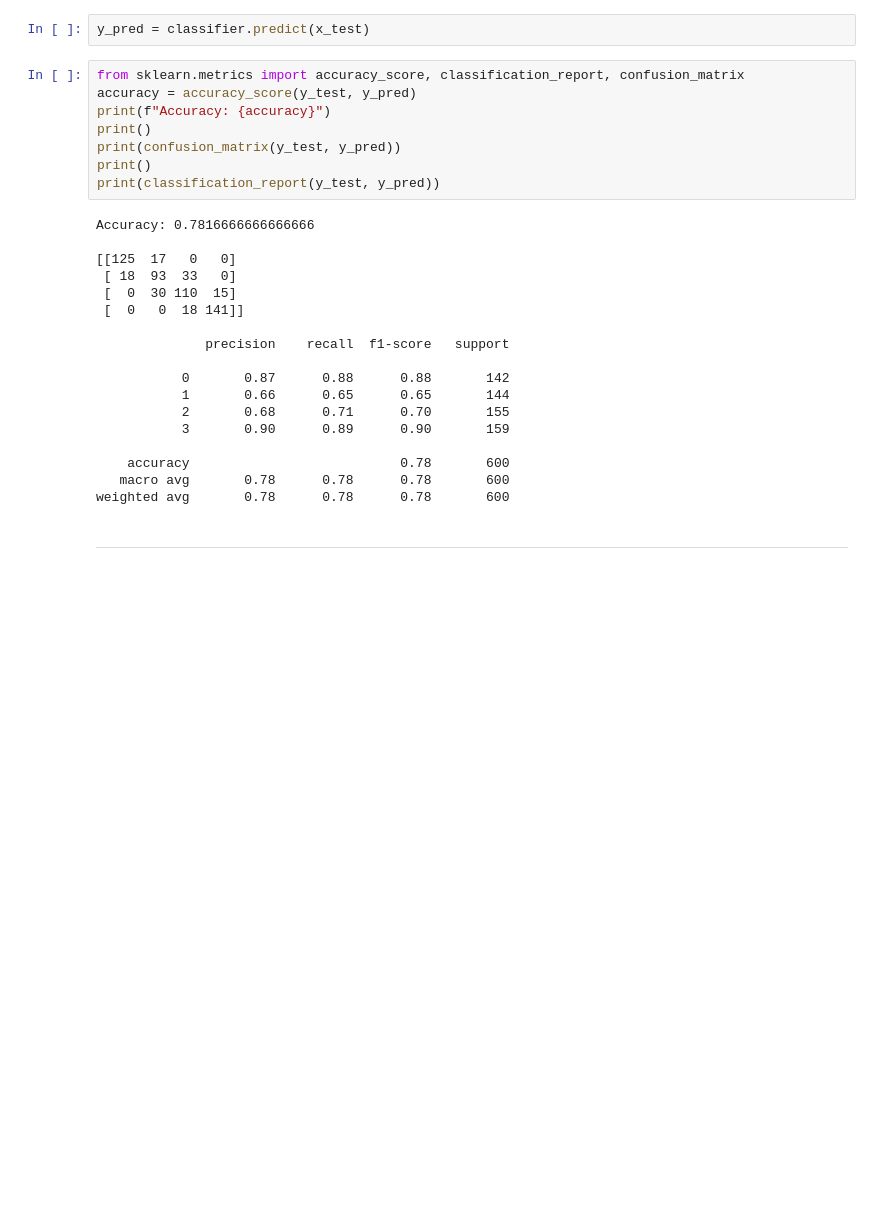
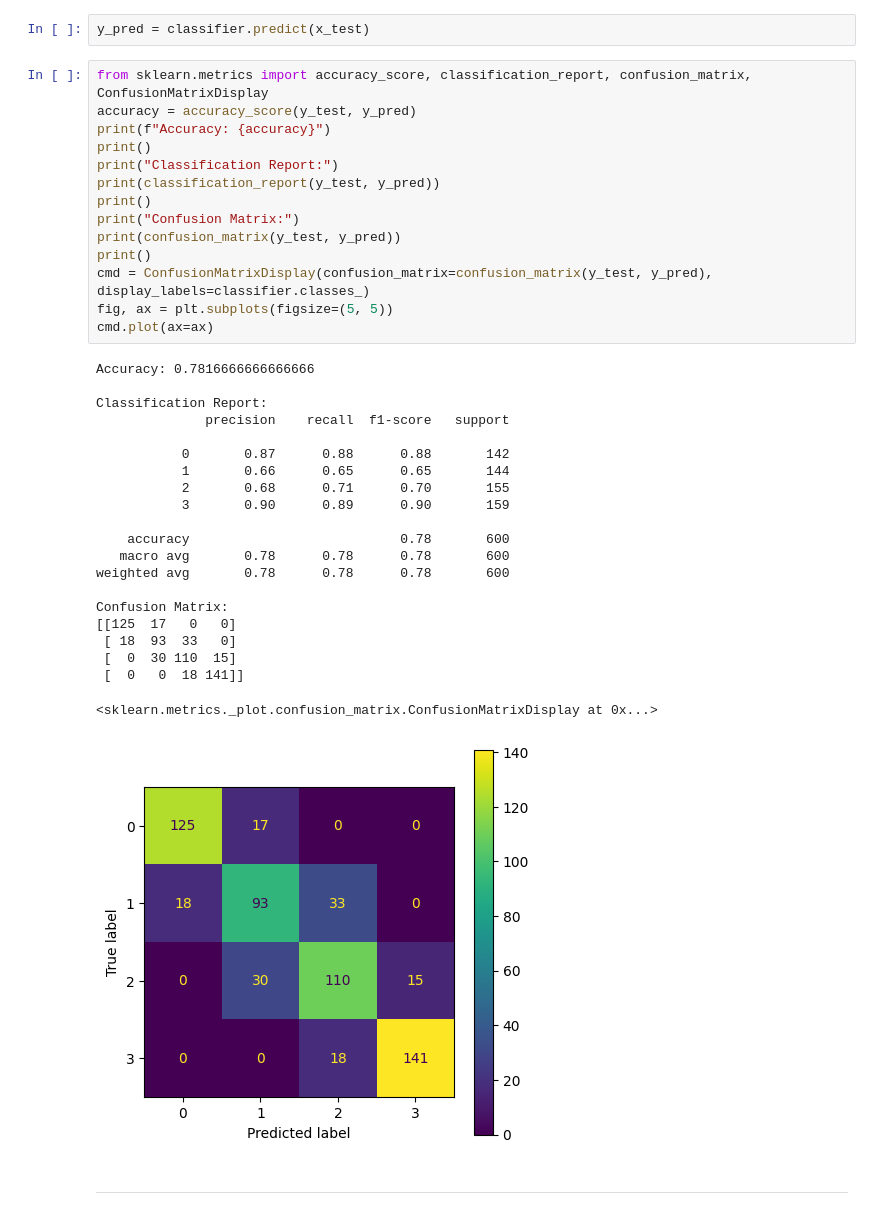
Before and after one commit to jasonrivalino/Tubes2AI-EDAImplemetation, a Jupyter notebook: src/NaiveBayesSkicit.ipynb, the cells around one changed output. Cells and saved outputs as stored; diff of their text form; blank space fills up the shorter version.

```diff
--- a/src/NaiveBayesSkicit.ipynb
+++ b/src/NaiveBayesSkicit.ipynb
@@ -33,30 +33,40 @@ GaussianNB()
 # %%
 y_pred = classifier.predict(x_test)
 # %%
-from sklearn.metrics import accuracy_score, classification_report, confusion_matrix
+from sklearn.metrics import accuracy_score, classification_report, confusion_matrix, ConfusionMatrixDisplay
 accuracy = accuracy_score(y_test, y_pred)
 print(f"Accuracy: {accuracy}")
 print()
+print("Classification Report:")
+print(classification_report(y_test, y_pred))
+print()
+print("Confusion Matrix:")
 print(confusion_matrix(y_test, y_pred))
 print()
-print(classification_report(y_test, y_pred))
+cmd = ConfusionMatrixDisplay(confusion_matrix=confusion_matrix(y_test, y_pred), display_labels=classifier.classes_)
+fig, ax = plt.subplots(figsize=(5, 5))
+cmd.plot(ax=ax)
 # %% [output]
 Accuracy: 0.7816666666666666
 
-[[125  17   0   0]
- [ 18  93  33   0]
- [  0  30 110  15]
- [  0   0  18 141]]
-
+Classification Report:
               precision    recall  f1-score   support
 
            0       0.87      0.88      0.88       142
            1       0.66      0.65      0.65       144
            2       0.68      0.71      0.70       155
            3       0.90      0.89      0.90       159
 
     accuracy                           0.78       600
    macro avg       0.78      0.78      0.78       600
 weighted avg       0.78      0.78      0.78       600
+
+Confusion Matrix:
+[[125  17   0   0]
+ [ 18  93  33   0]
+ [  0  30 110  15]
+ [  0   0  18 141]]
+<sklearn.metrics._plot.confusion_matrix.ConfusionMatrixDisplay at 0x...>
+[figure, added]
 # %% [markdown]
 *****
```
Also changed, not shown: parts of 1 cell of this notebook, 2 other files.
